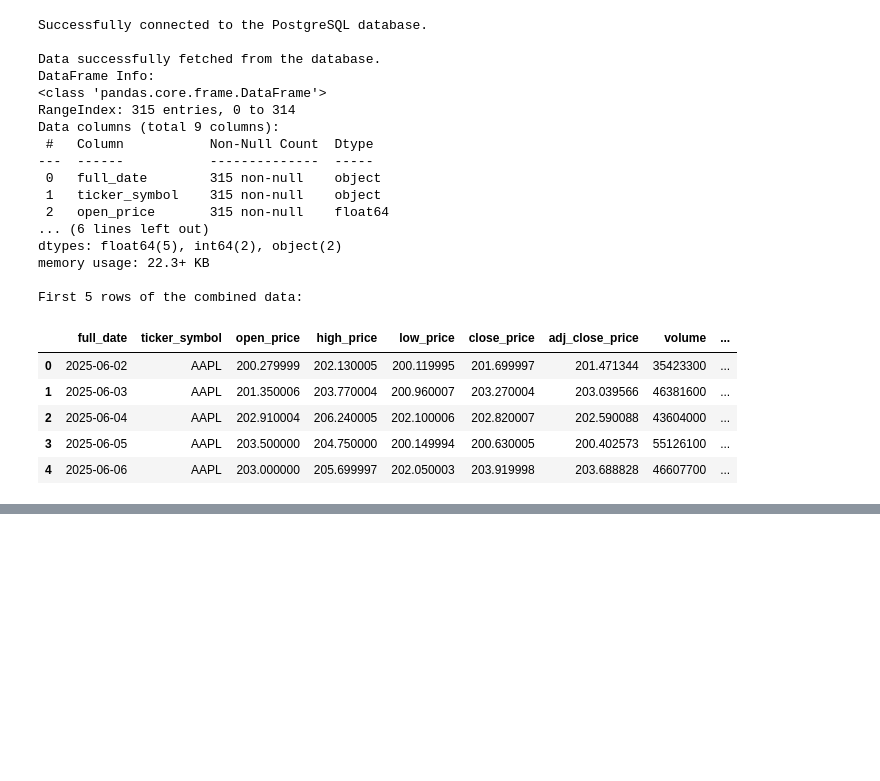
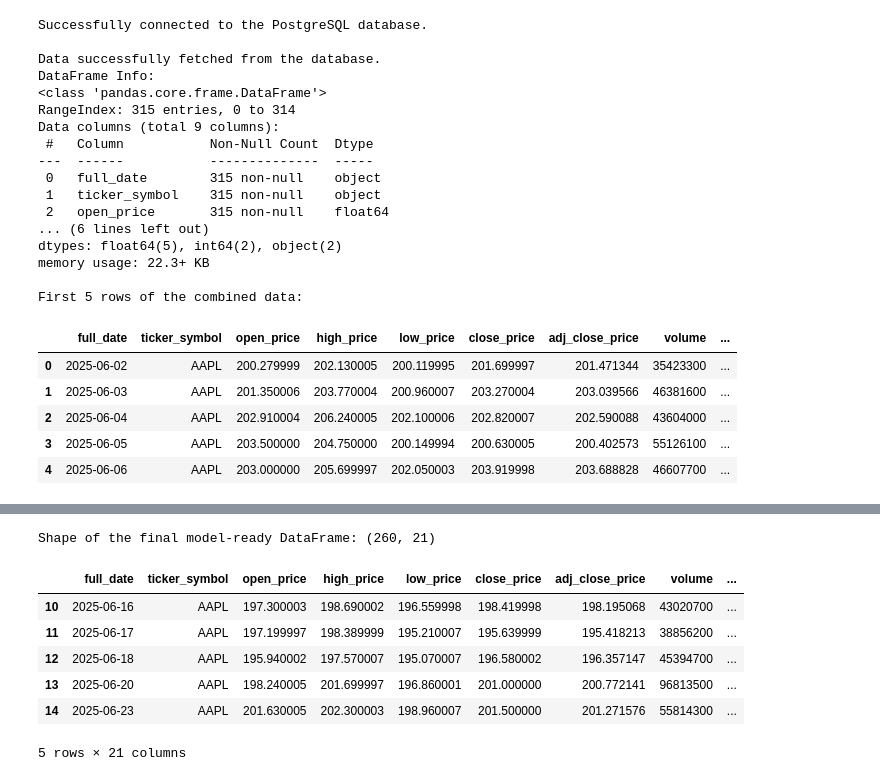
Before and after one commit to idealidler/Stock-Sentiment-Dashboard, a Jupyter notebook: 01-Analysis.ipynb, the cells around one changed output, grey strips where cells are left out. Cells and saved outputs as stored; diff of their text form; code cells hidden in the pictures; blank space fills up the shorter version.

```diff
--- a/01-Analysis.ipynb
+++ b/01-Analysis.ipynb
@@ -101,0 +162,35 @@ First 5 rows of the combined data:
+# %%
+# --- Define the Target Variable ---
+# We want to predict if the next day's price will be higher (1) or lower (0)
+# We use .shift(-1) to bring the next day's closing price to the current row
+df['future_close'] = df.groupby('ticker_symbol')['adj_close_price'].shift(-1)
+df['target'] = (df['future_close'] > df['adj_close_price']).astype(int)
+
+# --- Create Features ---
+# We'll use past data (lags) to predict the future
+lags = [1, 2, 5, 10] # e.g., price from 1 day ago, 2 days ago, etc.
+for lag in lags:
+    # Price change from 'lag' days ago
+    df[f'price_change_lag_{lag}'] = df.groupby('ticker_symbol')['adj_close_price'].pct_change(periods=lag)
+    # News count from 'lag' days ago
+    df[f'news_count_lag_{lag}'] = df.groupby('ticker_symbol')['news_count'].shift(lag)
+
+# Moving Averages
+df['ma_5'] = df.groupby('ticker_symbol')['adj_close_price'].rolling(window=5).mean().reset_index(0, drop=True)
+df['ma_10'] = df.groupby('ticker_symbol')['adj_close_price'].rolling(window=10).mean().reset_index(0, drop=True)
+
+# --- Clean Up ---
+# Drop rows with NaN values created by lags and moving averages
+df_model = df.dropna()
+
+print("Shape of the final model-ready DataFrame:", df_model.shape)
+df_model.head()
+# %% [output]
+Shape of the final model-ready DataFrame: (260, 21)
+|  | full_date | ticker_symbol | open_price | high_price | low_price | close_price | adj_close_price | volume | ... |
+| 10 | 2025-06-16 | AAPL | 197.300003 | 198.690002 | 196.559998 | 198.419998 | 198.195068 | 43020700 | ... |
+| 11 | 2025-06-17 | AAPL | 197.199997 | 198.389999 | 195.210007 | 195.639999 | 195.418213 | 38856200 | ... |
+| 12 | 2025-06-18 | AAPL | 195.940002 | 197.570007 | 195.070007 | 196.580002 | 196.357147 | 45394700 | ... |
+| 13 | 2025-06-20 | AAPL | 198.240005 | 201.699997 | 196.860001 | 201.000000 | 200.772141 | 96813500 | ... |
+| 14 | 2025-06-23 | AAPL | 201.630005 | 202.300003 | 198.960007 | 201.500000 | 201.271576 | 55814300 | ... |
+5 rows × 21 columns
```
Also changed, not shown: parts of 6 cells of this notebook.
